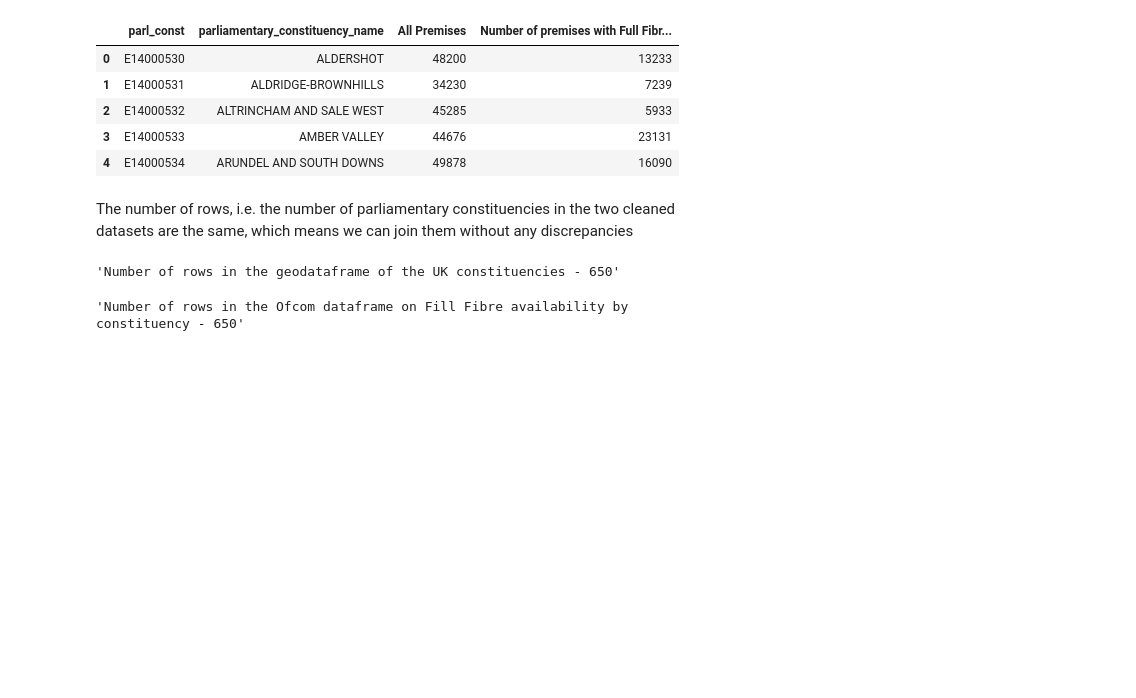
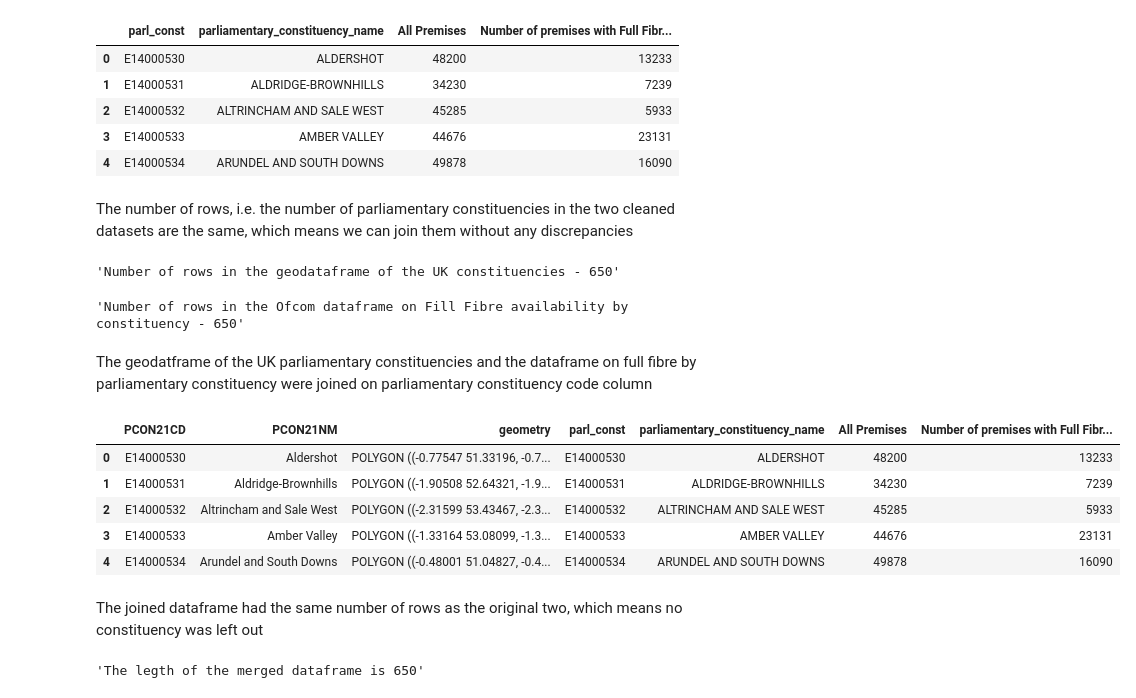
Before and after one commit to yuliiabosher/Fiber-optic-project, a Jupyter notebook: Parliamentary_constituencies_FTTP.ipynb, the cells around one changed output. Cells and saved outputs as stored; diff of their text form; code cells hidden in the pictures; blank space fills up the shorter version.

Commit message:
merged dataframes, added text annotations and cleaned up the joined dataframe

```diff
--- a/Parliamentary_constituencies_FTTP.ipynb
+++ b/Parliamentary_constituencies_FTTP.ipynb
@@ -107,3 +107,21 @@ display(f'Number of rows in the Ofcom dataframe on Fill Fibre availability by co
 # %% [output]
 'Number of rows in the geodataframe of the UK constituencies - 650'
 'Number of rows in the Ofcom dataframe on Fill Fibre availability by constituency - 650'
+# %% [markdown]
+The geodatframe of the UK parliamentary constituencies and the dataframe on full fibre by parliamentary constituency were joined on parliamentary constituency code column
+# %%
+fibre_by_constituency_geo = constituencies_cleaned.merge(ofcom_full_fibre, left_on='PCON21CD', right_on='parl_const')
+display(fibre_by_constituency_geo.head())
+# %% [output]
+|  | PCON21CD | PCON21NM | geometry | parl_const | parliamentary_constituency_name | All Premises | Number of premises with Full Fibr... |
+| 0 | E14000530 | Aldershot | POLYGON ((-0.77547 51.33196, -0.7... | E14000530 | ALDERSHOT | 48200 | 13233 |
+| 1 | E14000531 | Aldridge-Brownhills | POLYGON ((-1.90508 52.64321, -1.9... | E14000531 | ALDRIDGE-BROWNHILLS | 34230 | 7239 |
+| 2 | E14000532 | Altrincham and Sale West | POLYGON ((-2.31599 53.43467, -2.3... | E14000532 | ALTRINCHAM AND SALE WEST | 45285 | 5933 |
+| 3 | E14000533 | Amber Valley | POLYGON ((-1.33164 53.08099, -1.3... | E14000533 | AMBER VALLEY | 44676 | 23131 |
+| 4 | E14000534 | Arundel and South Downs | POLYGON ((-0.48001 51.04827, -0.4... | E14000534 | ARUNDEL AND SOUTH DOWNS | 49878 | 16090 |
+# %% [markdown]
+The joined dataframe had the same number of rows as the original two, which means no constituency was left out
+# %%
+display(f'The legth of the merged dataframe is {len(fibre_by_constituency_geo)}')
+# %% [output]
+'The legth of the merged dataframe is 650'
```
Also changed, not shown: parts of 5 cells of this notebook.
